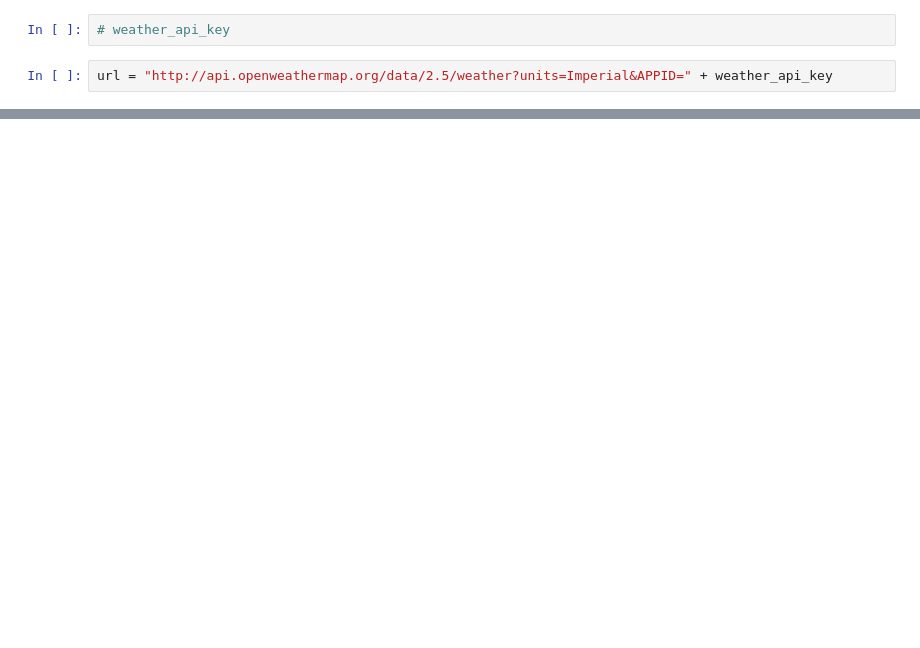
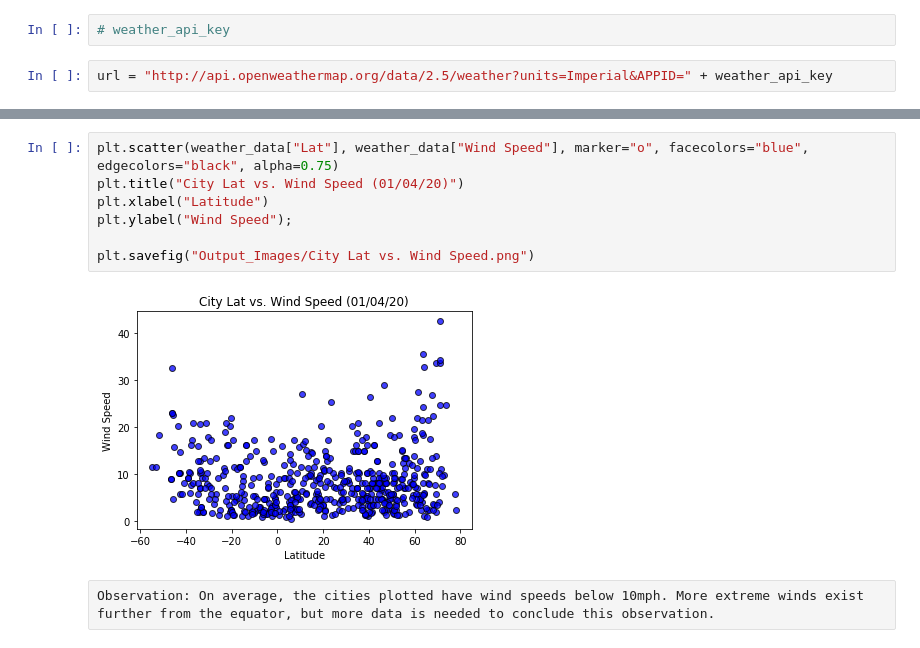
Before and after one commit to mahoneyjam/python-api-challenge, a Jupyter notebook: WeatherPy/WeatherPy JM.ipynb, the cells around one changed output, grey strips where cells are left out. Cells and saved outputs as stored; diff of their text form; blank space fills up the shorter version.

```diff
--- a/WeatherPy/WeatherPy JM.ipynb
+++ b/WeatherPy/WeatherPy JM.ipynb
@@ -153,0 +194,11 @@ cities_csv = weather_data.to_csv (r'C:\Homework\weather-api-challenge\WeatherPy.
+# %%
+plt.scatter(weather_data["Lat"], weather_data["Wind Speed"], marker="o", facecolors="blue", edgecolors="black", alpha=0.75)
+plt.title("City Lat vs. Wind Speed (01/04/20)")
+plt.xlabel("Latitude")
+plt.ylabel("Wind Speed");
+
+plt.savefig("Output_Images/City Lat vs. Wind Speed.png")
+# %% [output]
+[figure, added]
+# %% [raw]
+Observation: On average, the cities plotted have wind speeds below 10mph. More extreme winds exist further from the equator, but more data is needed to conclude this observation.
```
Also changed, not shown: parts of 13 cells of this notebook, 7 other files.
